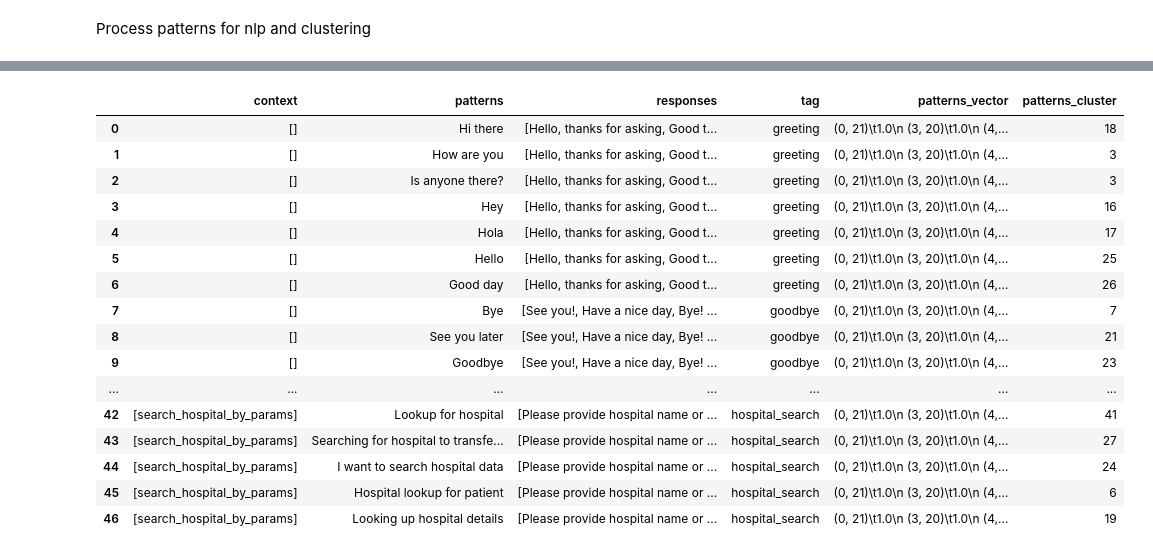
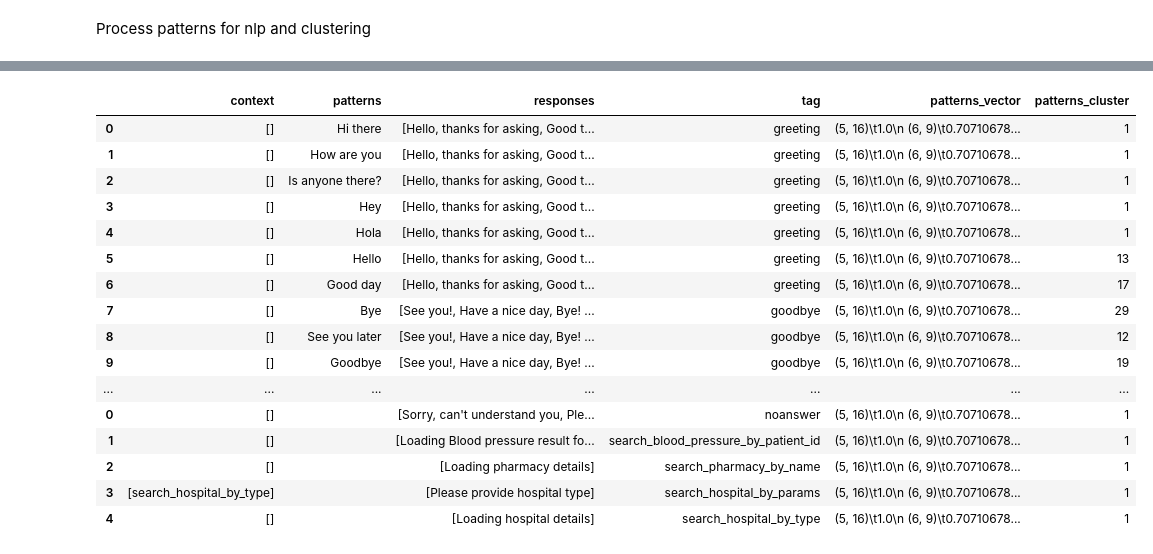
Before and after one commit to rockstardotb/COMP4449, a Jupyter notebook: Midterm/main.ipynb, the cells around one changed output, grey strips where cells are left out. Drawn from its saved outputs; the diff is of its cells as text; code cells hidden in the pictures.

```diff
--- a/Midterm/main.ipynb
+++ b/Midterm/main.ipynb
@@ -85,15 +85,22 @@ df_intents = pd.DataFrame({
               col:np.repeat(df[col].values, df['patterns'].str.len())
               for col in df.columns.difference(['patterns'])
           }).assign(**{'patterns':np.concatenate(df['patterns'].values)})[df.columns.tolist()]
+df_intents = df_intents.append(pd.DataFrame([{'context':d['context'],
+                                              'patterns':'',
+                                              'responses':d['responses'],
+                                              'tag':d['tag']}
+                                             for d in intents['intents'] if d['patterns']==[]]))
 # %%
 tqdm.pandas()
 stop = stopwords.words()
 
 df_intents['patterns_vector'] = [[]]*len(df_intents.patterns.values)
-#df_intents.patterns = df_intents.patterns.apply(' '.join)
+
 for idx, val in df_intents.patterns.items():
-    lowered = val.replace("[^\w\s]", "").lower()
-    df_intents.set_value(idx, 'patterns_vector', ' '.join([item for item in lowered.split()
+    lowered = val.replace("[^\w\s]", "").lower().split()
+    table = str.maketrans('', '', string.punctuation)
+    stripped = [w.translate(table) for w in lowered]
+    df_intents.set_value(idx, 'patterns_vector', ' '.join([item for item in stripped
                                                                if item not in stop]))
 tfidf = TfidfVectorizer(
     min_df = 0,
@@ -142,29 +149,29 @@ find_optimal_clusters(patterns_tfidf, patterns_tfidf.shape[0])
 # %%
-n_clusters = 43
+n_clusters = 41
 
-#model = KMeans(n_clusters=n_clusters, init='k-means++', max_iter=100, n_init=1).fit(patterns_tfidf)
+model = KMeans(n_clusters=n_clusters, init='k-means++', max_iter=100, n_init=1).fit(patterns_tfidf)
 
-model = MiniBatchKMeans(n_clusters=n_clusters, init_size=1024, batch_size=2048,
-                                            random_state=20).fit(patterns_tfidf)
+#model = MiniBatchKMeans(n_clusters=n_clusters, init_size=1024, batch_size=2048,
+#                                            random_state=20).fit(patterns_tfidf)
 
 df_intents['patterns_cluster'] = model.predict(patterns_tfidf)
 df_intents
 # %% [output]
 |  | context | patterns | responses | tag | patterns_vector | patterns_cluster |
-| 0 | [] | Hi there | [Hello, thanks for asking, Good t... | greeting | (0, 21)\t1.0\n (3, 20)\t1.0\n (4,... | 18 |
-| 1 | [] | How are you | [Hello, thanks for asking, Good t... | greeting | (0, 21)\t1.0\n (3, 20)\t1.0\n (4,... | 3 |
-| 2 | [] | Is anyone there? | [Hello, thanks for asking, Good t... | greeting | (0, 21)\t1.0\n (3, 20)\t1.0\n (4,... | 3 |
-| 3 | [] | Hey | [Hello, thanks for asking, Good t... | greeting | (0, 21)\t1.0\n (3, 20)\t1.0\n (4,... | 16 |
-| 4 | [] | Hola | [Hello, thanks for asking, Good t... | greeting | (0, 21)\t1.0\n (3, 20)\t1.0\n (4,... | 17 |
-| 5 | [] | Hello | [Hello, thanks for asking, Good t... | greeting | (0, 21)\t1.0\n (3, 20)\t1.0\n (4,... | 25 |
-| 6 | [] | Good day | [Hello, thanks for asking, Good t... | greeting | (0, 21)\t1.0\n (3, 20)\t1.0\n (4,... | 26 |
-| 7 | [] | Bye | [See you!, Have a nice day, Bye! ... | goodbye | (0, 21)\t1.0\n (3, 20)\t1.0\n (4,... | 7 |
-| 8 | [] | See you later | [See you!, Have a nice day, Bye! ... | goodbye | (0, 21)\t1.0\n (3, 20)\t1.0\n (4,... | 21 |
-| 9 | [] | Goodbye | [See you!, Have a nice day, Bye! ... | goodbye | (0, 21)\t1.0\n (3, 20)\t1.0\n (4,... | 23 |
+| 0 | [] | Hi there | [Hello, thanks for asking, Good t... | greeting | (5, 16)\t1.0\n (6, 9)\t0.70710678... | 1 |
+| 1 | [] | How are you | [Hello, thanks for asking, Good t... | greeting | (5, 16)\t1.0\n (6, 9)\t0.70710678... | 1 |
+| 2 | [] | Is anyone there? | [Hello, thanks for asking, Good t... | greeting | (5, 16)\t1.0\n (6, 9)\t0.70710678... | 1 |
+| 3 | [] | Hey | [Hello, thanks for asking, Good t... | greeting | (5, 16)\t1.0\n (6, 9)\t0.70710678... | 1 |
+| 4 | [] | Hola | [Hello, thanks for asking, Good t... | greeting | (5, 16)\t1.0\n (6, 9)\t0.70710678... | 1 |
+| 5 | [] | Hello | [Hello, thanks for asking, Good t... | greeting | (5, 16)\t1.0\n (6, 9)\t0.70710678... | 13 |
+| 6 | [] | Good day | [Hello, thanks for asking, Good t... | greeting | (5, 16)\t1.0\n (6, 9)\t0.70710678... | 17 |
+| 7 | [] | Bye | [See you!, Have a nice day, Bye! ... | goodbye | (5, 16)\t1.0\n (6, 9)\t0.70710678... | 29 |
+| 8 | [] | See you later | [See you!, Have a nice day, Bye! ... | goodbye | (5, 16)\t1.0\n (6, 9)\t0.70710678... | 12 |
+| 9 | [] | Goodbye | [See you!, Have a nice day, Bye! ... | goodbye | (5, 16)\t1.0\n (6, 9)\t0.70710678... | 19 |
 | ... | ... | ... | ... | ... | ... | ... |
-| 42 | [search_hospital_by_params] | Lookup for hospital | [Please provide hospital name or ... | hospital_search | (0, 21)\t1.0\n (3, 20)\t1.0\n (4,... | 41 |
-| 43 | [search_hospital_by_params] | Searching for hospital to transfe... | [Please provide hospital name or ... | hospital_search | (0, 21)\t1.0\n (3, 20)\t1.0\n (4,... | 27 |
-| 44 | [search_hospital_by_params] | I want to search hospital data | [Please provide hospital name or ... | hospital_search | (0, 21)\t1.0\n (3, 20)\t1.0\n (4,... | 24 |
-| 45 | [search_hospital_by_params] | Hospital lookup for patient | [Please provide hospital name or ... | hospital_search | (0, 21)\t1.0\n (3, 20)\t1.0\n (4,... | 6 |
-| 46 | [search_hospital_by_params] | Looking up hospital details | [Please provide hospital name or ... | hospital_search | (0, 21)\t1.0\n (3, 20)\t1.0\n (4,... | 19 |
+| 0 | [] |  | [Sorry, can't understand you, Ple... | noanswer | (5, 16)\t1.0\n (6, 9)\t0.70710678... | 1 |
+| 1 | [] |  | [Loading Blood pressure result fo... | search_blood_pressure_by_patient_id | (5, 16)\t1.0\n (6, 9)\t0.70710678... | 1 |
+| 2 | [] |  | [Loading pharmacy details] | search_pharmacy_by_name | (5, 16)\t1.0\n (6, 9)\t0.70710678... | 1 |
+| 3 | [search_hospital_by_type] |  | [Please provide hospital type] | search_hospital_by_params | (5, 16)\t1.0\n (6, 9)\t0.70710678... | 1 |
+| 4 | [] |  | [Loading hospital details] | search_hospital_by_type | (5, 16)\t1.0\n (6, 9)\t0.70710678... | 1 |
 # %%
```
Also changed, not shown: parts of 4 cells of this notebook.
